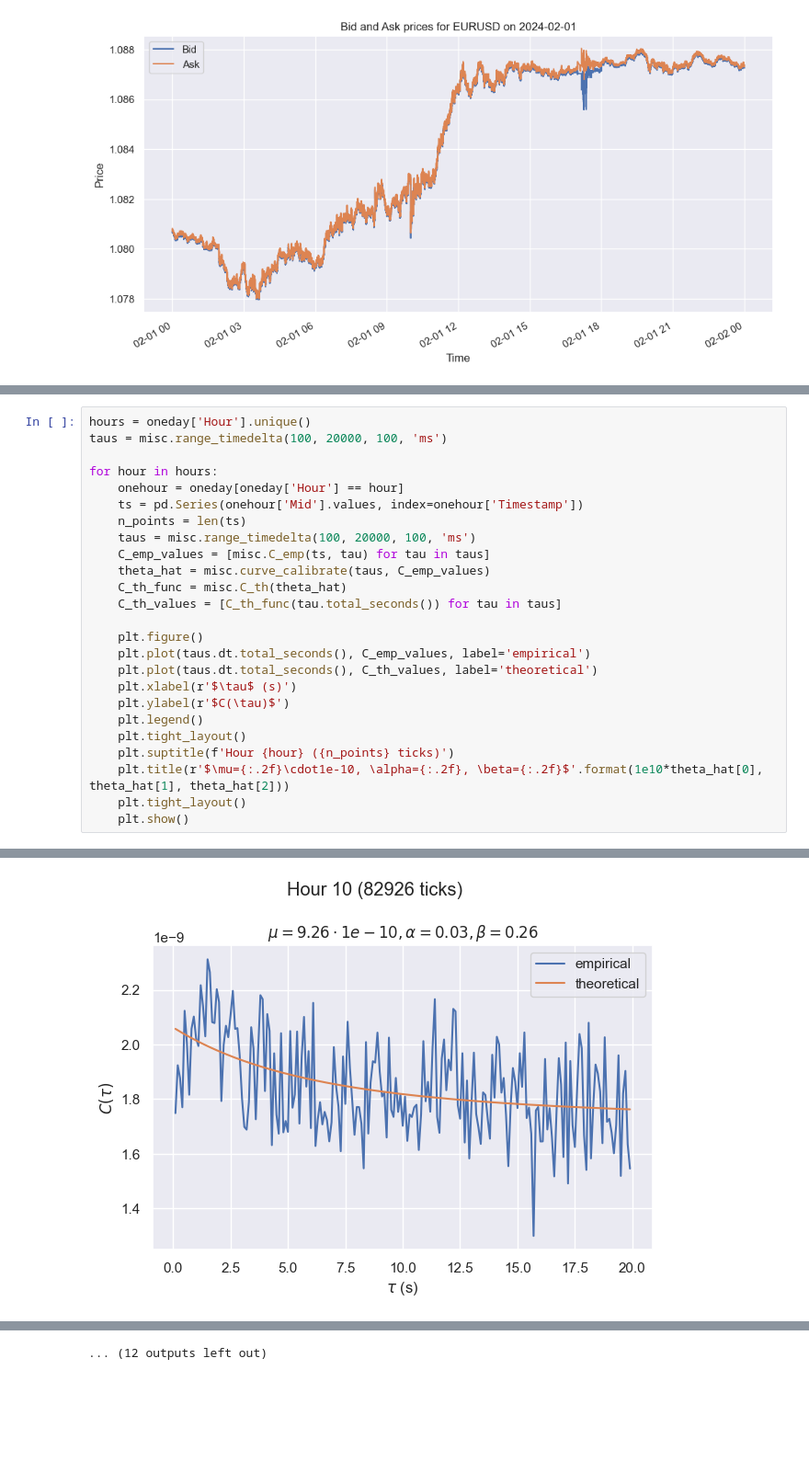
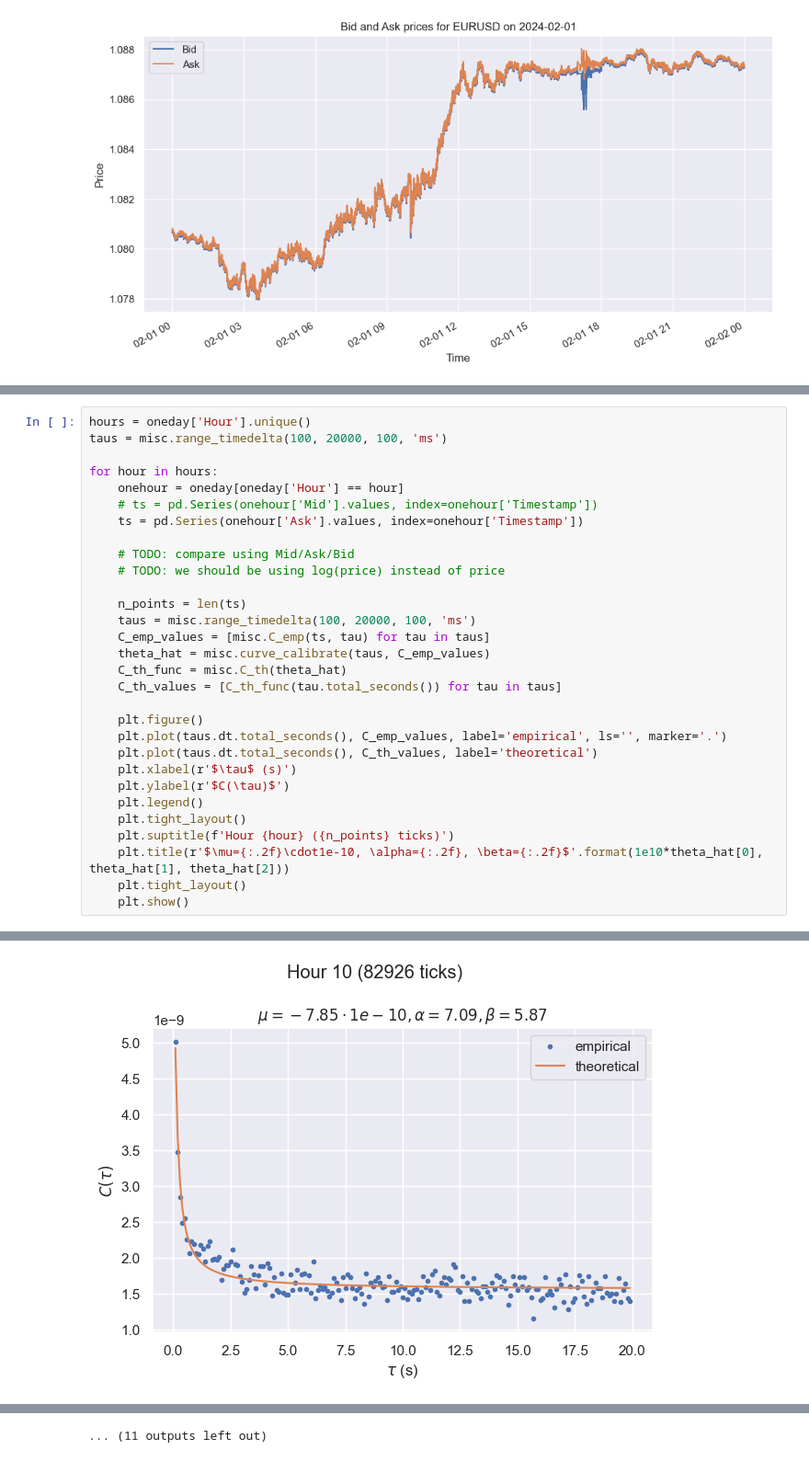
Before and after one commit to gaetanX21/hf-volatility, a Jupyter notebook: src/notebooks/clean/FX/EURUSD.ipynb, the cells around one changed output, grey strips where cells are left out. Shown at 92% size. Saved outputs shown, nothing was run; the diff lists cells and outputs as text; blank space fills up the shorter version.

Commit message:
TODO: use log(price) vs price AND using mid vs. ask/bid?

```diff
--- a/src/notebooks/clean/FX/EURUSD.ipynb
+++ b/src/notebooks/clean/FX/EURUSD.ipynb
@@ -38,7 +41,12 @@ taus = misc.range_timedelta(100, 20000, 100, 'ms')
 
 for hour in hours:
     onehour = oneday[oneday['Hour'] == hour]
-    ts = pd.Series(onehour['Mid'].values, index=onehour['Timestamp'])
+    # ts = pd.Series(onehour['Mid'].values, index=onehour['Timestamp'])
+    ts = pd.Series(onehour['Ask'].values, index=onehour['Timestamp'])
+
+    # TODO: compare using Mid/Ask/Bid
+    # TODO: we should be using log(price) instead of price
+
     n_points = len(ts)
     taus = misc.range_timedelta(100, 20000, 100, 'ms')
     C_emp_values = [misc.C_emp(ts, tau) for tau in taus]
@@ -47,7 +55,7 @@ for hour in hours:
     C_th_values = [C_th_func(tau.total_seconds()) for tau in taus]
 
     plt.figure()
-    plt.plot(taus.dt.total_seconds(), C_emp_values, label='empirical')
+    plt.plot(taus.dt.total_seconds(), C_emp_values, label='empirical', ls='', marker='.')
     plt.plot(taus.dt.total_seconds(), C_th_values, label='theoretical')
     plt.xlabel(r'$\tau$ (s)')
     plt.ylabel(r'$C(\tau)$')
@@ -71 +79 @@ for hour in hours:
-[figure, old version]
+[figure, new version]
@@ -73 +81 @@ for hour in hours:
-... (12 outputs left out)
+... (11 outputs left out)
```
Also changed, not shown: parts of 2 cells of this notebook, 2 other files.
